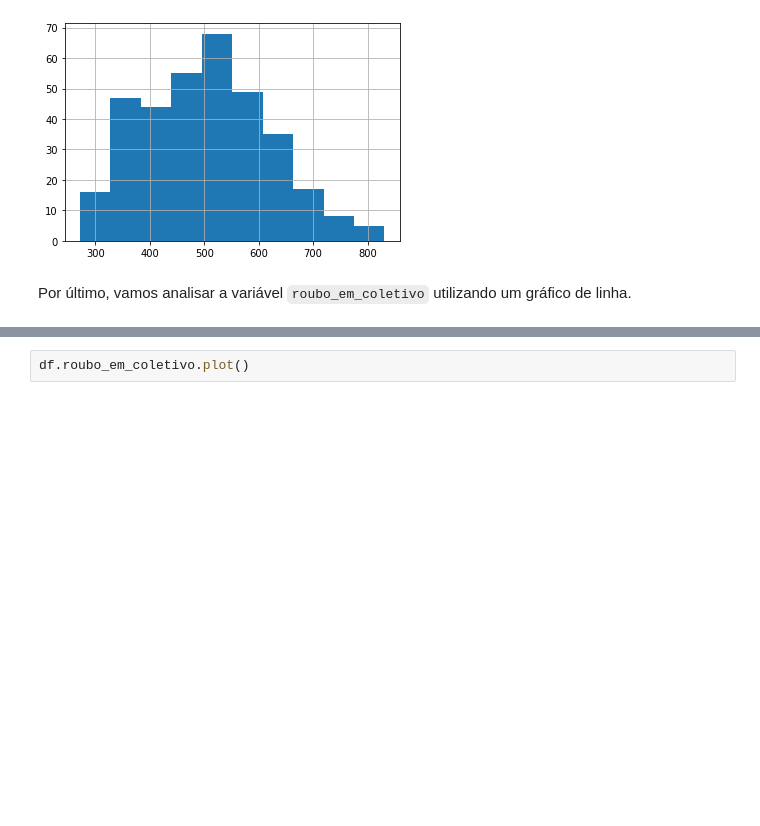
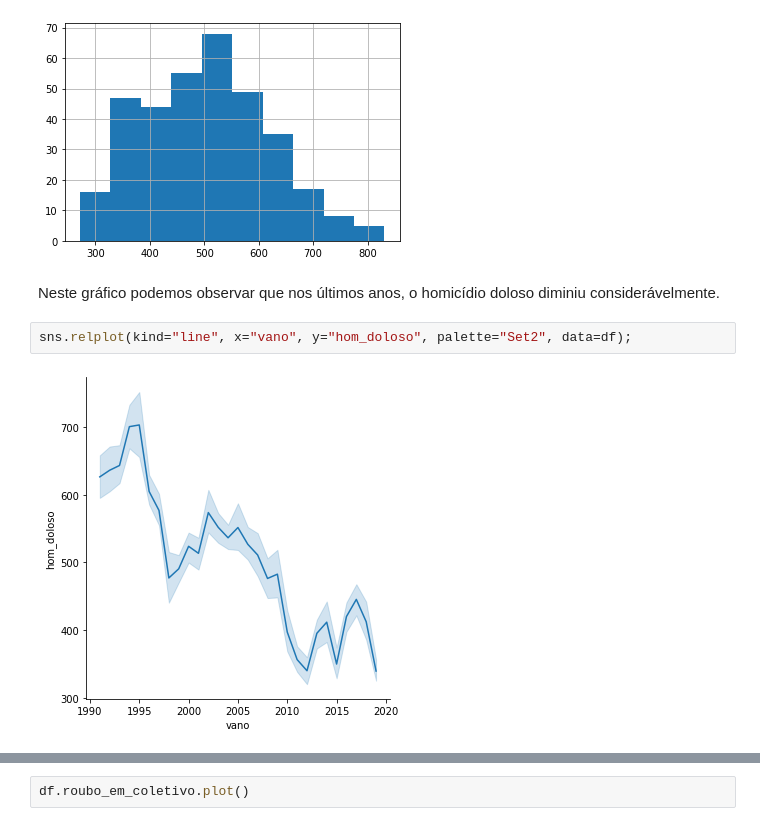
Before and after one commit to Mariana-Arantes/data_science, a Jupyter notebook: Analisando_a_Violência_no_Rio_de_Janeiro.ipynb, the cells around one changed output, grey strips where cells are left out. Drawn from its saved outputs; the diff is of its cells as text; blank space fills up the shorter version.

```diff
--- a/Analisando_a_Violência_no_Rio_de_Janeiro.ipynb
+++ b/Analisando_a_Violência_no_Rio_de_Janeiro.ipynb
@@ -194,7 +193,9 @@ Alguns dados chamam a nossa atenção, como:
 df.hom_doloso.hist();
 # %% [output]
 [figure]
-# %% [markdown]
-
-
-Por último, vamos analisar a variável `roubo_em_coletivo` utilizando um gráfico de linha.
+# %% [markdown]
+Neste gráfico podemos observar que nos últimos anos, o homicídio doloso diminiu considerávelmente.
+# %%
+sns.relplot(kind="line", x="vano", y="hom_doloso", palette="Set2", data=df);
+# %% [output]
+[figure, added]
```
Also changed, not shown: parts of 5 cells of this notebook.
